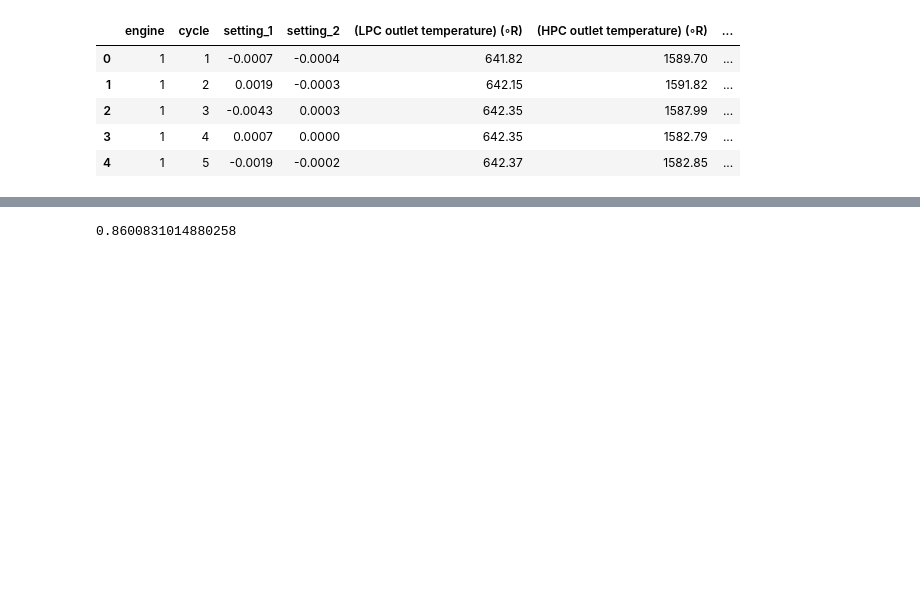
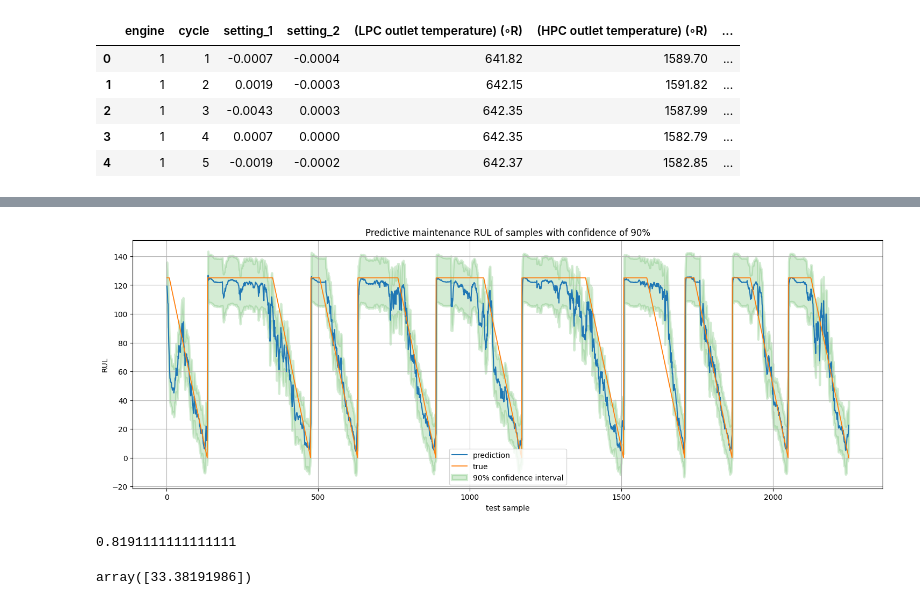
Before and after one commit to mpova/thes, a Jupyter notebook: crepes_model.ipynb, the cells around one changed output, grey strips where cells are left out. Drawn from its saved outputs; the diff is of its cells as text; code cells hidden in the pictures; blank space fills up the shorter version.

```diff
--- a/crepes_model.ipynb
+++ b/crepes_model.ipynb
@@ -783,3 +850,19 @@ plot_with_cp(y_test[0:2241], y_pred_lstm[0:2241], y_pis_lstm[0:2241], "90")
+# %%
+from keras.wrappers.scikit_learn import KerasRegressor
+from mapie.regression import MapieRegressor
+from sklearn.model_selection import KFold
+import numpy as np
+
+def conformal_predicti(model, a, X_train, y_train, X_test):
+    def build_fn():
+        return model
+
+    kfold = KFold(n_splits=3, shuffle=True, random_state=42)
+    estimator = KerasRegressor(build_fn=build_fn)
+    mapie = MapieRegressor(estimator=estimator, cv=kfold)
+    mapie_reg = mapie.fit(X_train, y_train)
+    y_pred, y_pis = mapie_reg.predict(X_test, alpha=a)
+    return y_pred, y_pis
 # %%
-# y_pred_lst, y_pis_lst = conformal_prediction(lstm_model, 0.1, X_Cal, y_cal, X_test)
+y_pred_lst, y_pis_lst = conformal_predicti(lstm_model, 0.1, X_Cal, y_cal, X_test)
 # %% [output]
@@ -787,7 +880,18 @@ TypeError: Cannot clone object '<keras.engine.sequential.Sequential object at 0x
-# %%
-y_test.shape
-y_cal.shape
-mean_squared_error(y_test, y_pred_lstm,squared=False)
-r2_score(y_test, y_pred_lstm)
-# %% [output]
-0.8600831014880258
+# %%
+plot_with_cp(y_test, y_pred_lst ,y_pis_lst, "90")
+# %% [output]
+[figure, added]
+# %%
+np.mean(y_pis_lst,axis=0)
+n = 0
+for i in range(len(y_test)):
+    if (np.array(y_test)[i] >= y_pis_lst[i][0]) and (np.array(y_test)[i] <=y_pis_lst[i][1]):
+        n += 1
+n/len(y_test)
+# %% [output]
+0.8191111111111111
+# %%
+t = np.mean(y_pis_lst,axis=0)
+t[1]-t[0]
+# %% [output]
+array([33.38191986])
```
Also changed, not shown: parts of 55 cells of this notebook.
